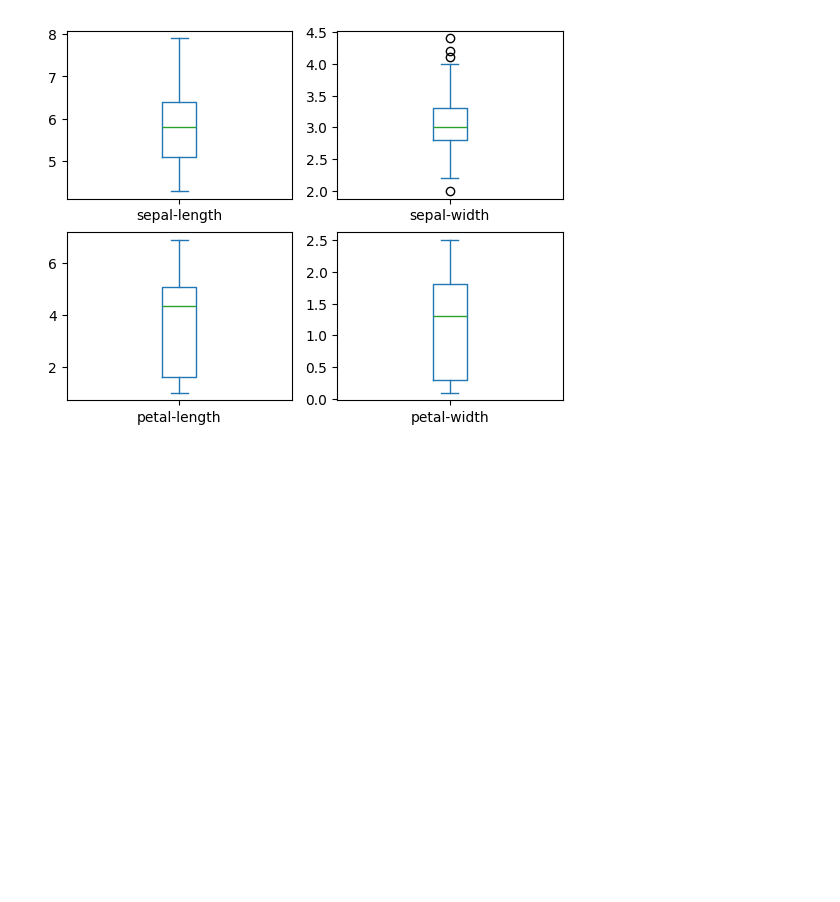
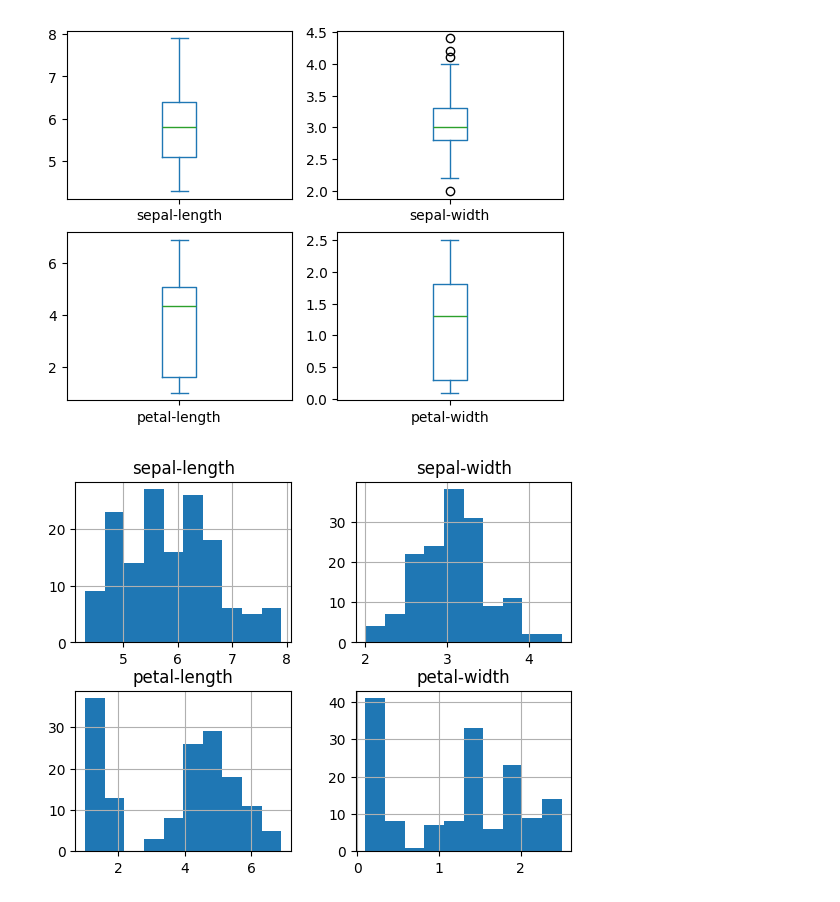
Before and after one commit to mohinpatell/ML-Prac, a Jupyter notebook: First ML use/project.ipynb, the cells around one changed output. Saved outputs shown, nothing was run; the diff lists cells and outputs as text; code cells hidden in the pictures; blank space fills up the shorter version.

Commit message:
finished data visualization

```diff
--- a/First ML use/project.ipynb
+++ b/First ML use/project.ipynb
@@ -69,3 +69,9 @@ dataset.plot(kind='box', subplots=True, layout=(2,2), sharex=False, sharey=False
 plt.show()
 # %% [output]
 [figure]
+# %%
+# histograms
+dataset.hist()
+plt.show()
+# %% [output]
+[figure, added]
```
Also changed, not shown: parts of 1 cell of this notebook.
